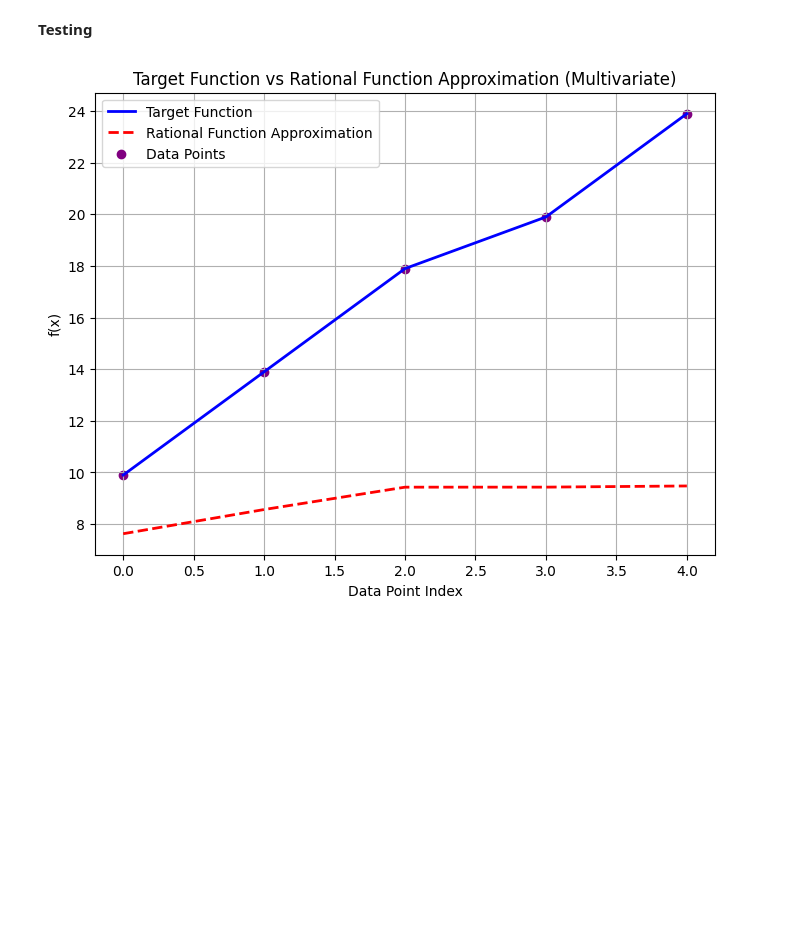
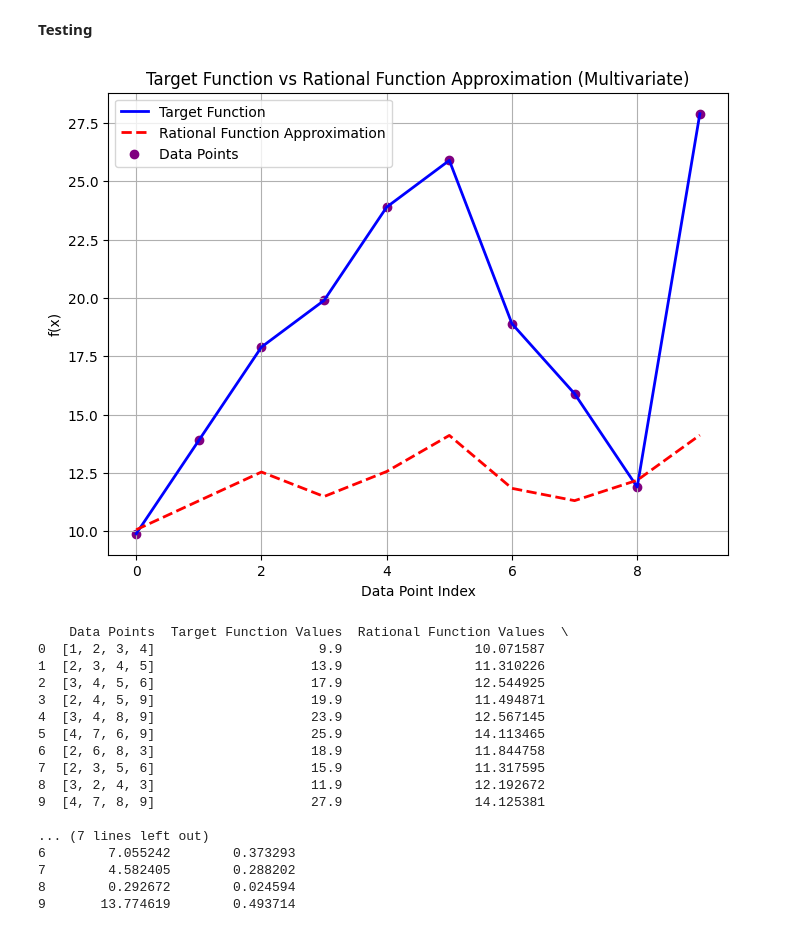
Before and after one commit to AP-047/RClass-Classification-by-Rational-Approximation, a Jupyter notebook: notebooks/multi_dimensional.ipynb, the cells around one changed output. Saved outputs shown, nothing was run; the diff lists cells and outputs as text; code cells hidden in the pictures; blank space fills up the shorter version.

Commit message:
data points increased

```diff
--- a/notebooks/multi_dimensional.ipynb
+++ b/notebooks/multi_dimensional.ipynb
@@ -71,7 +71,7 @@ delta = 1e-6  # A small positive value for the 3rd constraint
 
 # Feasibility check function
 def check_feasibility_and_compute_coefficients(z, x_data, y_data):
-    num_data_points = 5
+    num_data_points = 10
     #x_data.shape[0]
     num_coefficients = 5  # 1 constant term + 4 variables
 
@@ -178,7 +178,7 @@ def bisection_loop(x_data, y_data, uL, uH, precision):
 # Main execution
 if __name__ == "__main__":
     # Data setup
-    x_data = cp.array([[1, 2, 3, 4], [2, 3, 4, 5], [3, 4, 5, 6], [2, 4, 5, 9], [3, 4, 8, 9]])
+    x_data = cp.array([[1, 2, 3, 4], [2, 3, 4, 5], [3, 4, 5, 6], [2, 4, 5, 9], [3, 4, 8, 9], [4, 7, 6, 9], [2, 6, 8, 3], [2, 3, 5, 6], [3, 2, 4, 3], [4, 7 ,8, 9]])
     y_data = target_function(x_data)
 
     # Bisection parameters
@@ -243,31 +243,92 @@ def plot_functions_multivariate(target_function, rational_function, alpha, beta,
         alpha (array): Coefficients of the numerator of the rational function.
         beta (array): Coefficients of the denominator of the rational function.
         x_data (cupy.ndarray): The multivariate input data points.
     """
     # Compute function values for the provided x_data
     y_target = target_function(x_data)  # Compute the target function values
     y_rational = cp.array([rational_function(x, alpha, beta) for x in x_data])  # Compute rational function values
 
     # Convert CuPy arrays to NumPy for plotting
     x_indices = range(len(x_data))  # Use indices as x-axis for simplicity
     y_target = cp.asnumpy(y_target)
     y_rational = cp.asnumpy(y_rational)
 
     # Plot the functions
     plt.figure(figsize=(8, 6))
     plt.plot(x_indices, y_target, label="Target Function", color="blue", linewidth=2)
     plt.plot(x_indices, y_rational, label="Rational Function Approximation", color="red", linestyle="--", linewidth=2)
     plt.scatter(x_indices, y_target, label="Data Points", color="purple", marker="o")
     plt.xlabel("Data Point Index")
     plt.ylabel("f(x)")
     plt.title("Target Function vs Rational Function Approximation (Multivariate)")
     plt.legend()
     plt.grid(True)
     plt.show()
 
 # Main execution for plotting
 if __name__ == "__main__":
     # Call the plotting function for the given x_data
     plot_functions_multivariate(target_function, rational_function, optimal_alpha, optimal_beta, x_data)
+
+import pandas as pd
+
+def generate_table(x_data, target_function, rational_function, alpha, beta):
+    """
+    Generate a table with the following columns:
+    - Data Points
+    - Target Function Values
+    - Rational Function Values
+    - Absolute Error
+    - Relative Error
+    """
+    # Compute target and rational function values
+    target_values = target_function(x_data)
+    rational_values = cp.array([rational_function(x, alpha, beta) for x in x_data])
+
+    # Calculate errors
+    absolute_error = cp.abs(target_values - rational_values)
+    relative_error = cp.abs((target_values - rational_values) / target_values)
+
+    # Convert to NumPy for table creation
+    x_data_np = cp.asnumpy(x_data)
+    target_values_np = cp.asnumpy(target_values)
+    rational_values_np = cp.asnumpy(rational_values)
+    absolute_error_np = cp.asnumpy(absolute_error)
+    relative_error_np = cp.asnumpy(relative_error)
+
+    # Create a pandas DataFrame for better visualization
+    table_data = {
+        "Data Points": [list(row) for row in x_data_np],
+        "Target Function Values": target_values_np,
+        "Rational Function Values": rational_values_np,
+        "Absolute Error": absolute_error_np,
+        "Relative Error": relative_error_np,
+    }
+    df = pd.DataFrame(table_data)
+
+    # Display the table
+    print(df)
+    return df
+
+if __name__ == "__main__":
+    # Generate the table
+    df = generate_table(x_data, target_function, rational_function, optimal_alpha, optimal_beta)
 # %% [output]
-[figure, old version]
+[figure, new version]
+    Data Points  Target Function Values  Rational Function Values  \
+0  [1, 2, 3, 4]                     9.9                 10.071587
+1  [2, 3, 4, 5]                    13.9                 11.310226
+2  [3, 4, 5, 6]                    17.9                 12.544925
+3  [2, 4, 5, 9]                    19.9                 11.494871
+4  [3, 4, 8, 9]                    23.9                 12.567145
+5  [4, 7, 6, 9]                    25.9                 14.113465
+6  [2, 6, 8, 3]                    18.9                 11.844758
+7  [2, 3, 5, 6]                    15.9                 11.317595
+8  [3, 2, 4, 3]                    11.9                 12.192672
+9  [4, 7, 8, 9]                    27.9                 14.125381
+
+... (7 lines left out)
+6        7.055242        0.373293
+7        4.582405        0.288202
+8        0.292672        0.024594
+9       13.774619        0.493714
```
Also changed, not shown: parts of 1 cell of this notebook.
